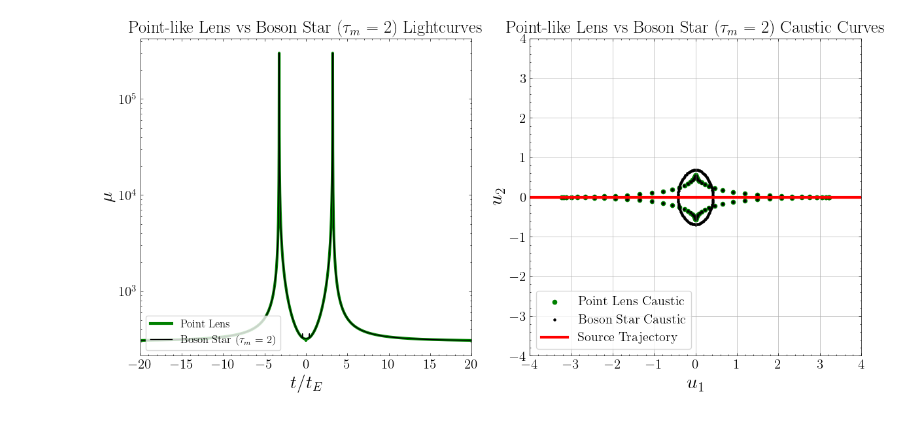
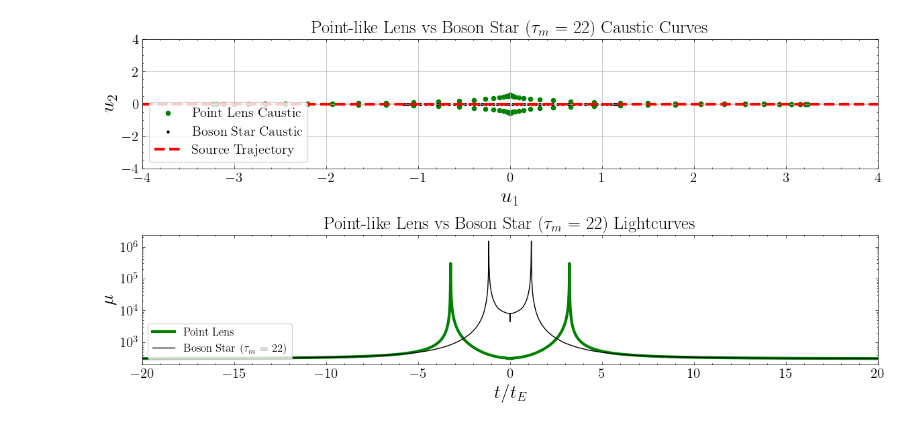
Before and after one commit to bencrossey/microcaustics_EDOs, a Jupyter notebook: edo_pl_lightcurve_comparison.ipynb, the cells around one changed output. Drawn from its saved outputs; the diff is of its cells as text; code cells hidden in the pictures.

Commit message:
updated tau_C and tau_star for pointlike lightcurve

```diff
--- a/edo_pl_lightcurve_comparison.ipynb
+++ b/edo_pl_lightcurve_comparison.ipynb
@@ -68,7 +68,7 @@ def m_prime_pl(tau): #derivative of point like lens mass profile
 # %%
 #Defining parameters
 
-tau_m_val = 2 # R_90/R_E for the boson star
+tau_m_val = 22 # R_90/R_E for the boson star
 
 mu_r = 3.0 #radial magnification
 mu_t = 100.0 #tangential magnification
@@ -83,7 +83,7 @@ timestamps = np.arange(-50, 50, time_step)
 # timestamps_pos = np.arange(1, 50, time_step)
 # timestamps = np.concatenate((timestamps_neg, [0], timestamps_pos)) #time values to plot lightcurves over
 
-tau_values = np.linspace(0.001, 1000, 10000) #tau values to iterate over to find solutions to the lens equation
+tau_values = np.linspace(0.001, 10000, 10000) #tau values to iterate over to find solutions to the lens equation
 tau_values_CC = np.linspace(0.001, 50, 10000) #tau values to iterate over to find critical curves (and then caustics)
 
 phi_values = np.linspace(0, 2 * np.pi, 100) #phi values to plot caustic and critical curves
@@ -184,7 +184,7 @@ def process_timestamp(t, m_func, m_prime_func, tau_values_, mu_r, mu_t, tau_C, t
     all_roots = []
     special_solutions = []
 
-    if np.isclose(u1, 0.0, atol=1e-6):
+    if np.isclose(u1, 0.0, atol=1e-6) and tau_C is not None:
 
         R_t_C = ((tau_C / mu_t) - (float(m_func(tau_C)) / tau_C))
 
@@ -193,7 +193,7 @@ def process_timestamp(t, m_func, m_prime_func, tau_values_, mu_r, mu_t, tau_C, t
             special_solutions.append((tau_C, phi_C))
             special_solutions.append((tau_C, np.pi - phi_C))
 
-    if np.isclose(u2, 0.0, atol=1e-6):
+    if np.isclose(u2, 0.0, atol=1e-6) and tau_star is not None:
 
         R_r_star = ((tau_star / mu_r) - (float(m_func(tau_star)) / tau_star))
 
@@ -249,7 +249,7 @@ tau_star = find_tau_star(boson_mass_prof, tau_values, mu_t)
 lightcurve_bs, u1_traj, u2_traj = lightcurve(boson_mass_prof, boson_mass_deriv, tau_C, tau_star)
 # %%
 #Point-like Lens Lightcurve
-lightcurve_pl, _, _ = lightcurve(m_pl, m_prime_pl, tau_C, tau_star)
+lightcurve_pl, _, _ = lightcurve(m_pl, m_prime_pl, np.sqrt(mu_r), np.sqrt(mu_t))
 # %%
 #Boson Star Caustic curve
 
@@ -286,34 +286,34 @@ for roots, phi in critical_curve_results_pl:
 # %%
 #Plot the lightcurve and caustic curve with crossing
 
-fig, (ax1, ax2) = plt.subplots(1, 2, figsize=(12, 6))
+fig, (ax2, ax1) = plt.subplots(2, 1, figsize=(12, 6))
 
 ax1.plot(timestamps, lightcurve_pl, color='green', label='Point Lens', linewidth = 3)
 ax1.plot(timestamps, lightcurve_bs, color='black', label=r'Boson Star ($\tau_m$ = ' + f'{tau_m_val})')
 ax1.set_xlabel(r'$t/t_E$', fontsize=20)
 ax1.set_xlim(-20,20)
 # ax1.set_ylim(100, 1e3)
 ax1.set_ylabel(r'$\mu$', fontsize=20)
 ax1.set_yscale('log')
 ax1.tick_params(axis='both', labelsize=15)
 ax1.legend(loc='lower left', fontsize='large', frameon=True)
 ax1.set_title(r'Point-like Lens vs Boson Star ($\tau_m$ = ' + f'{tau_m_val}) Lightcurves', fontsize=19)
 
 ax2.scatter(caustic_u1_pl, caustic_u2_pl, color='green', s=20, label='Point Lens Caustic')
 ax2.scatter(caustic_u1_bs, caustic_u2_bs, color='black', s=5, label='Boson Star Caustic')
-ax2.plot(u1_traj, u2_traj, color='red', linewidth=3, label="Source Trajectory")
+ax2.plot(u1_traj, u2_traj, color='red', linewidth=3, linestyle = '--',label="Source Trajectory")
 ax2.legend(loc='lower left', fontsize='x-large', frameon=True)
 ax2.set_xlabel(r"$u_1$", fontsize=22)
 ax2.set_ylabel(r"$u_2$", fontsize=22)
 ax2.tick_params(axis='both', labelsize=15)
 ax2.set_title(r"Point-like Lens vs Boson Star ($\tau_m$ = " + f'{tau_m_val}) Caustic Curves', fontsize=19)
 ax2.set_xlim(-4, 4)
 ax2.set_ylim(-4,4)
 ax2.grid(True)
 
 plt.tight_layout()
 #save figure:
-plt.savefig('/home/bcrossey/Documents/Microlensing/Code/Microcaustics_EDOs/figures/bs_tau_m_2_pl_comparison.png', dpi=300, format='png')
+plt.savefig('/home/bcrossey/Documents/Microlensing/Code/Microcaustics_EDOs/figures/bs_tau_m_22_pl_comparison_top_bottom.png', dpi=300, format='png')
 # %% [output]
-[figure, old version]
+[figure, new version]
 # %%
```
Also changed, not shown: parts of 1 cell of this notebook, 1 other file.
